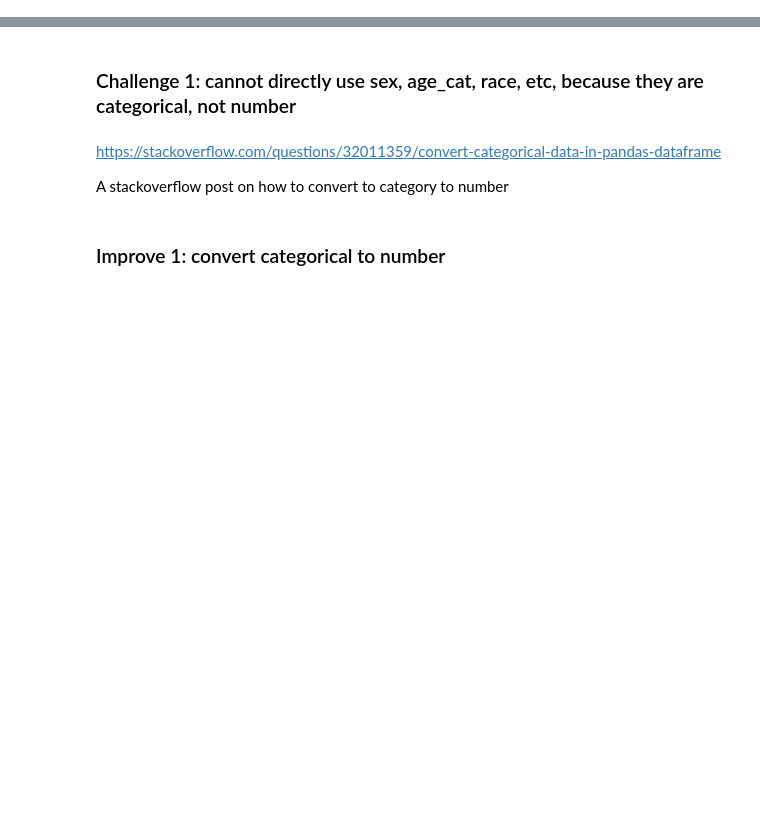
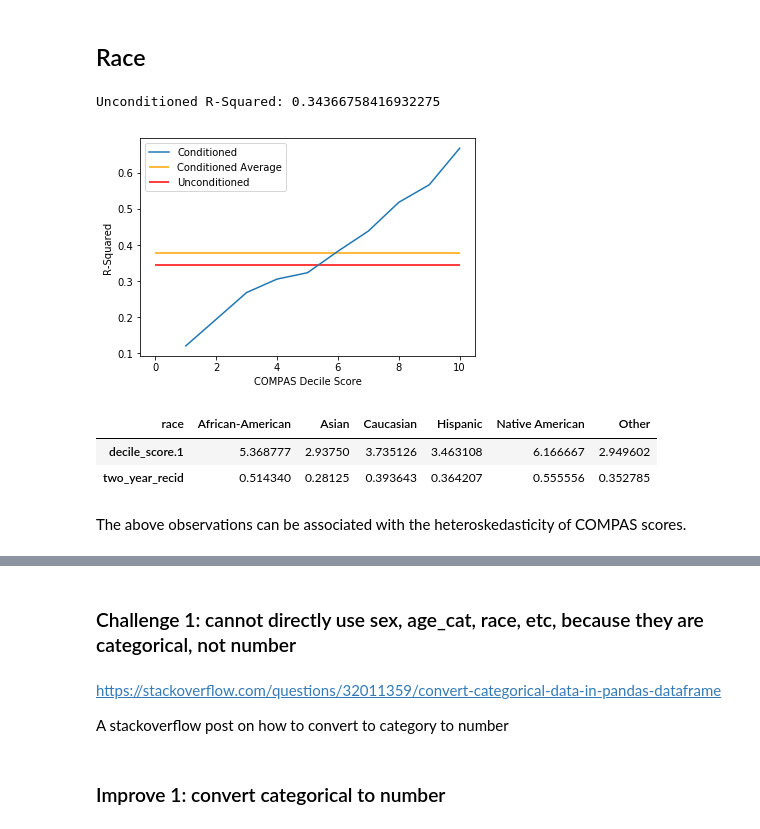
Before and after one commit to violetyao/Re-Exploring-COMPAS-Bias, a Jupyter notebook: Modeling.ipynb, the cells around one changed output, grey strips where cells are left out. Saved outputs shown, nothing was run; the diff lists cells and outputs as text; code cells hidden in the pictures; blank space fills up the shorter version.

```diff
--- a/Modeling.ipynb
+++ b/Modeling.ipynb
@@ -43,0 +146,36 @@ abstractions
+# %% [markdown]
+## Race
+# %%
+X_r = compas_two_year.loc[:, ['race']]
+X_r = pd.get_dummies(X_r)
+X_r = X_r.drop(['race_Caucasian'], axis=1)
+y_r = compas_two_year['two_year_recid']
+model_r = sm.OLS(y_r, X_r).fit()
+print('Unconditioned R-Squared:', model_r.rsquared)
+
+rsquareds = []
+for i in range(1, 11):
+    X_r_i = compas_two_year.loc[compas_two_year['decile_score.1'] == i, ['race']]
+    X_r_i = pd.get_dummies(X_r_i)
+    X_r_i = X_r_i.drop(['race_Caucasian'], axis=1)
+    y_r_i = compas_two_year.loc[compas_two_year['decile_score.1'] == i, 'two_year_recid']
+    model_r_i = sm.OLS(y_r_i, X_r_i).fit()
+    rsquareds.append(model_r_i.rsquared)
+
+plt.plot(range(1, 11), rsquareds, label='Conditioned')
+plt.hlines(np.mean(rsquareds), 0, 10, color='orange', label='Conditioned Average')
+plt.hlines(model_r.rsquared, 0, 10, color='red', label='Unconditioned')
+plt.xlabel('COMPAS Decile Score')
+plt.ylabel('R-Squared')
+plt.legend();
+# %% [output]
+Unconditioned R-Squared: 0.34366758416932275
+[figure, added]
+# %%
+pd.pivot_table(data=compas_two_year, values=['two_year_recid', 'decile_score.1'], columns='race', aggfunc=np.mean)
+# %% [output]
+| race | African-American | Asian | Caucasian | Hispanic | Native American | Other |
+| decile_score.1 | 5.368777 | 2.93750 | 3.735126 | 3.463108 | 6.166667 | 2.949602 |
+| two_year_recid | 0.514340 | 0.28125 | 0.393643 | 0.364207 | 0.555556 | 0.352785 |
+# %% [markdown]
+The above observations can be associated with the heteroskedasticity of COMPAS scores.
```
Also changed, not shown: parts of 53 cells of this notebook.
